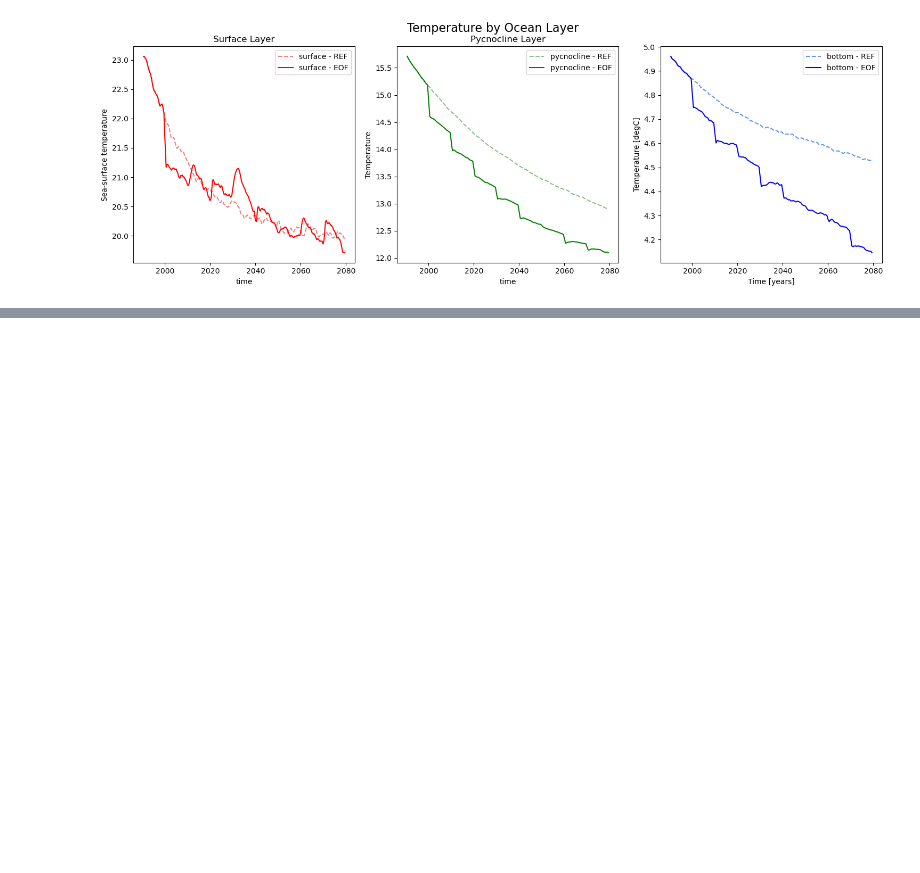
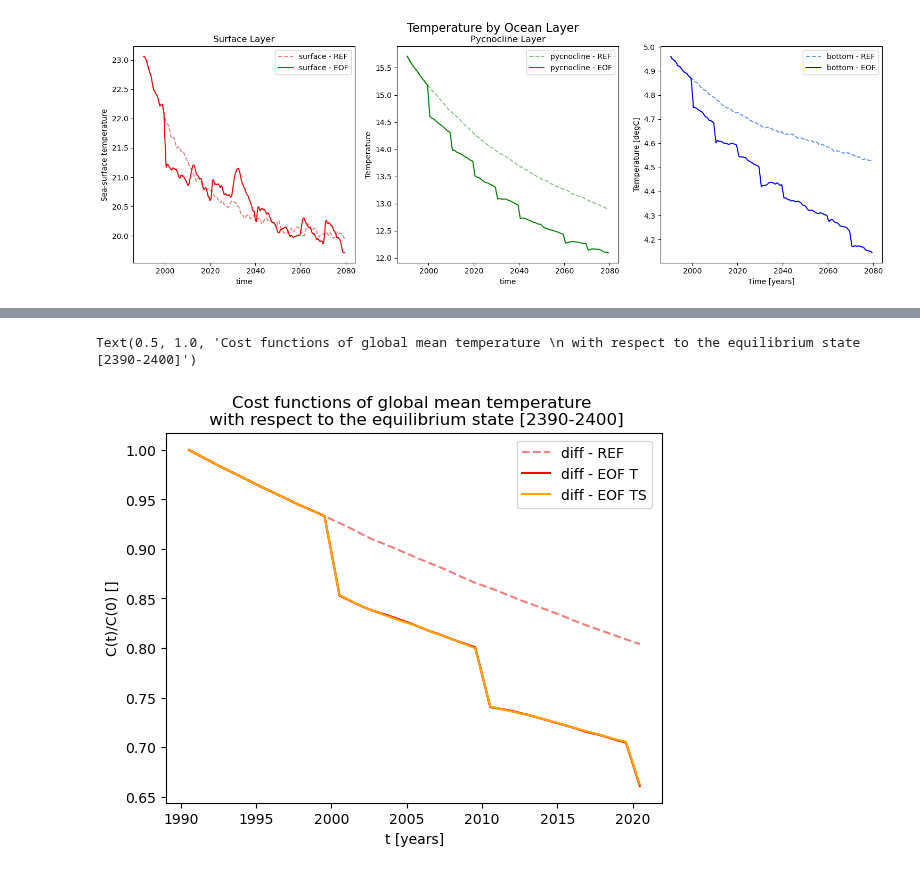
Before and after one commit to asozza/stece, a Jupyter notebook: osprey/notebooks/test_timeseries.ipynb, the cells around one changed output, grey strips where cells are left out. Cells and saved outputs as stored; diff of their text form; code cells hidden in the pictures; blank space fills up the shorter version.

```diff
--- a/osprey/notebooks/test_timeseries.ipynb
+++ b/osprey/notebooks/test_timeseries.ipynb
@@ -185,3 +185,16 @@ fig.suptitle('Temperature by Ocean Layer', fontsize=16, y=1.02)
 2024-09-19 15:17:01,662 - INFO - Averaged data found.
 Text(0.5, 1.02, 'Temperature by Ocean Layer')
 [figure]
+# %%
+timeseries(expname='lfr0', startyear=1990, endyear=2020, varlabel='thetao', reader='post', metric='diff', rescale=True, color='lightcoral', linestyle='--', label='diff - REF')
+timeseries(expname='FE01', startyear=1990, endyear=2020, varlabel='thetao', reader='post', metric='diff', rescale=True, color='red', linestyle='-', label='diff - EOF T')
+timeseries(expname='FE02', startyear=1990, endyear=2020, varlabel='thetao', reader='post', metric='diff', rescale=True, color='orange', linestyle='-', label='diff - EOF TS')
+plt.legend(
+    bbox_to_anchor=(0.98, 0.98),  # x, y coordinates for legend placement
+    loc='upper right',         # Location of the legend relative to bbox_to_anchor
+    borderaxespad=0           # Padding between the legend and the plot
+)
+plt.ylabel('C(t)/C(0) []')
+plt.xlabel('t [years]')
+plt.title("Cost functions of global mean temperature \n with respect to the equilibrium state [2390-2400]")
+# %% [output]
@@ -187,0 +218,2 @@ Text(0.5, 1.02, 'Temperature by Ocean Layer')
+Text(0.5, 1.0, 'Cost functions of global mean temperature \n with respect to the equilibrium state [2390-2400]')
+[figure, added]
```
Also changed, not shown: parts of 8 cells of this notebook, 5 other files.
